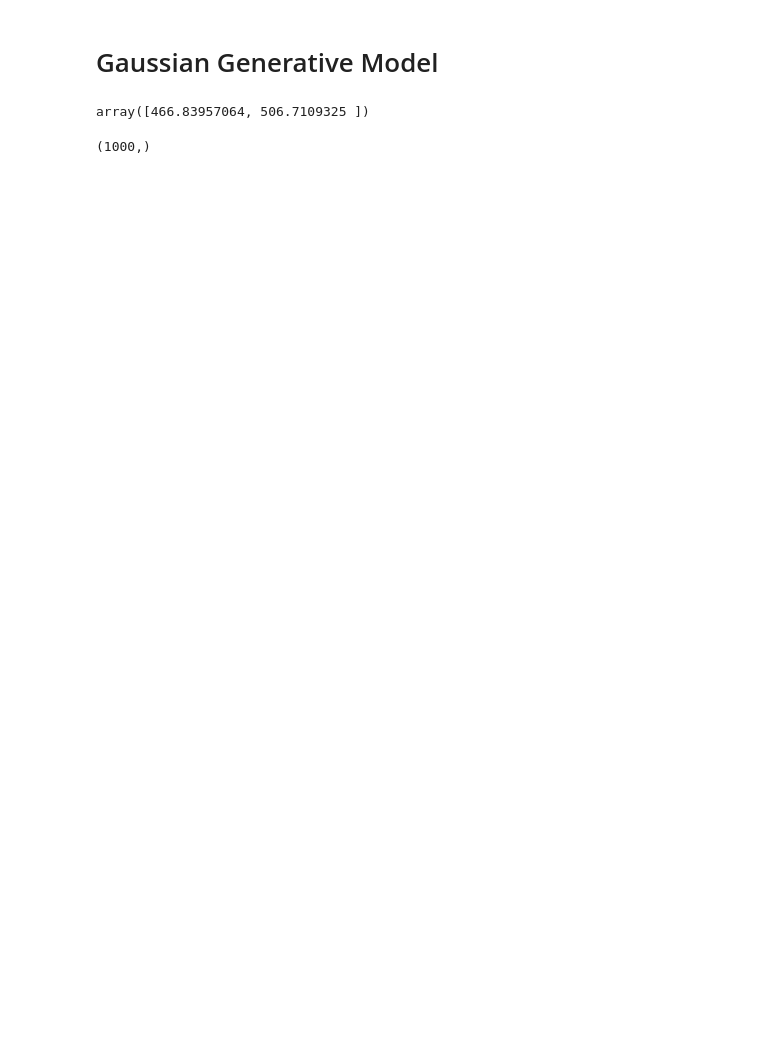
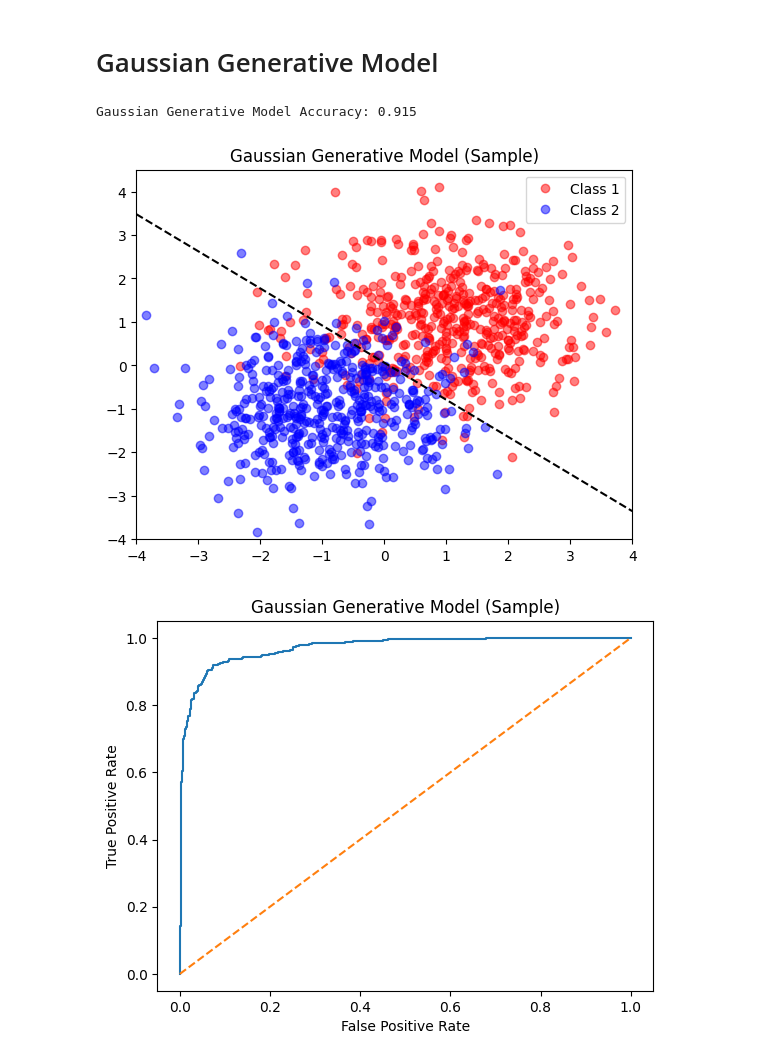
Before and after one commit to lizocf/bayesian-ece-474, a Jupyter notebook: 3-linear-classification/linear-classification.ipynb, the cells around one changed output. Drawn from its saved outputs; the diff is of its cells as text; code cells hidden in the pictures; blank space fills up the shorter version.

Commit message:
start log regression model

```diff
--- a/3-linear-classification/linear-classification.ipynb
+++ b/3-linear-classification/linear-classification.ipynb
@@ -88,9 +110,11 @@ def GenerativeModel(X, t, C1, C2, ax=None, sample=True):
 
     for c1 in C1:
         ax.plot(c1[0], c1[1], 'ro', alpha=0.5, label=labels[0])
+        labels[0] = None
 
     for c2 in C2:
-        ax.plot(c2[0], c2[1], 'bo', alpha=0.5, labels=labels[1])
+        ax.plot(c2[0], c2[1], 'bo', alpha=0.5, label=labels[1])
+        labels[1] = None
 
     # Equation 4.73 - get priors
     pi = N1 / (N1 + N2)
@@ -105,8 +129,10 @@ def GenerativeModel(X, t, C1, C2, ax=None, sample=True):
 
     # Equation 4.78 - 4.80 - get covariance Σ = S
     SN_sums = [0, 0]
-    for i in range(N):
+    for i in range(N1):
         SN_sums[0] += (C1[i] - mN[0]).dot((C1[i] - mN[0]).T)
+
+    for i in range(N2):
         SN_sums[1] += (C2[i] - mN[1]).dot((C2[i] - mN[1]).T)
 
     SN = [1/N1 * SN_sums[0], 1/N2 * SN_sums[1]]
@@ -125,15 +151,28 @@ def GenerativeModel(X, t, C1, C2, ax=None, sample=True):
 
     accuracy = getAccuracy(output, t, thresh)
     print(f'Gaussian Generative Model Accuracy: {accuracy}')
+
+    # plot decision boundary
+    x = np.linspace(-4, 4, 100)
+    y = np.linspace(-4, 4, 100)
+    X, Y = np.meshgrid(x, y)
+    Z = np.zeros(X.shape)
+    for i in range(len(x)):
+        for j in range(len(y)):
+            Z[i, j] = 1/(1+np.exp(-(w@[X[i, j], Y[i, j]] + w0)))
+
+    ax.contour(X, Y, Z, levels=[0.5], colors='k', linestyles='dashed')
+
+    lbl = '(Sample)' if sample else '(Banana)'
+    ax.set_title(f'Gaussian Generative Model {lbl}')
+    ax.legend()
+
+    return output
-# %%
-total = 0
-for i in range(len(t)):
-    total += t[i] * X[i]
-
-total
-# %% [output]
-array([466.83957064, 506.7109325 ])
-# %%
-t.shape
-# %% [output]
-(1000,)
+# %%
+gen_preds = GenerativeModel(X, t, C1, C2, sample=True)
+plt.show()
+plotROC(t, gen_preds, type=0)
+# %% [output]
+Gaussian Generative Model Accuracy: 0.915
+[figure, added]
+[figure, added]
```
Also changed, not shown: parts of 8 cells of this notebook.
